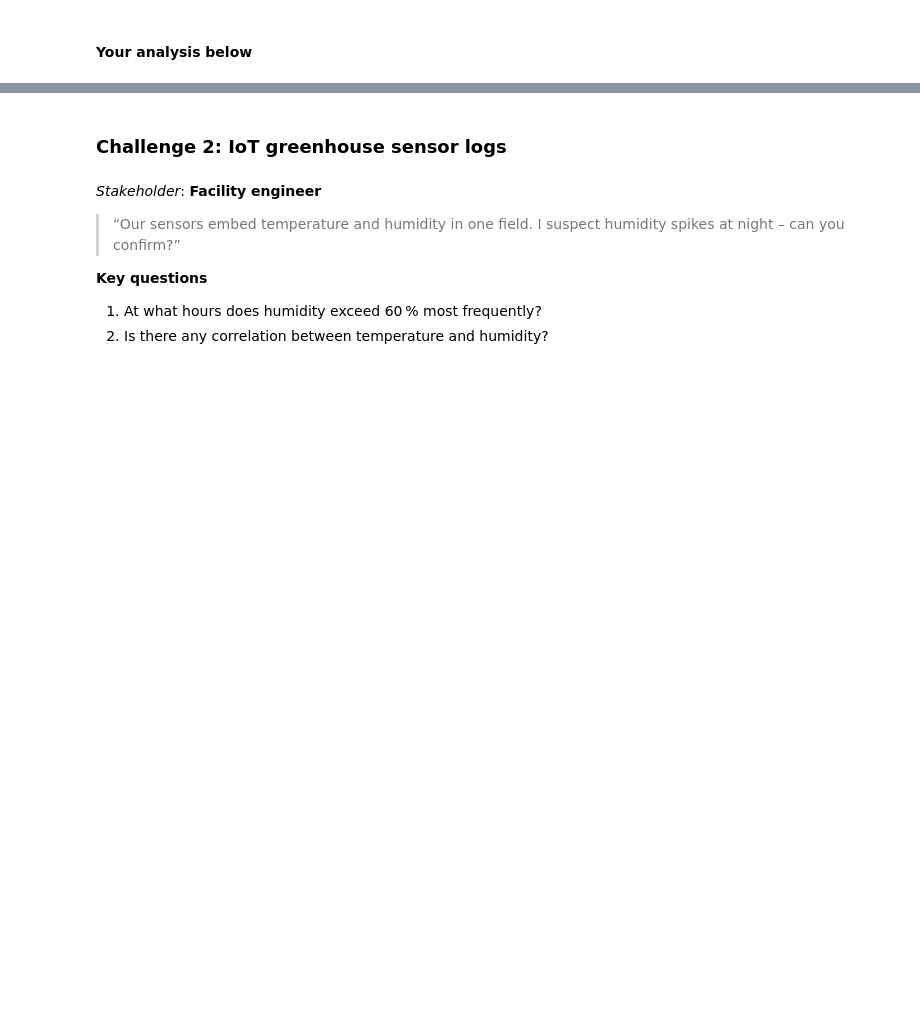
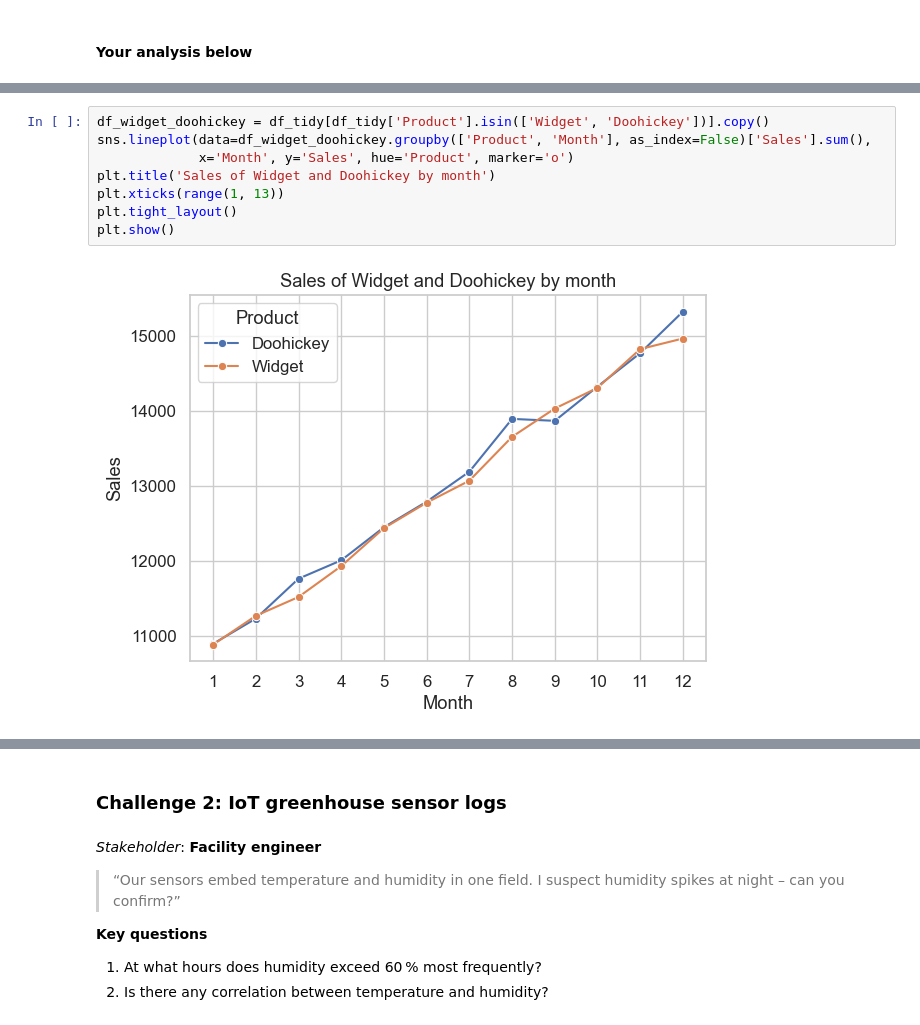
Before and after one commit to thomasha1310/rise-practicum, a Jupyter notebook: labs/lab-7-data-visualization/Data_Visualization_Lab.ipynb, the cells around one changed output, grey strips where cells are left out. Saved outputs shown, nothing was run; the diff lists cells and outputs as text; blank space fills up the shorter version.

```diff
--- a/labs/lab-7-data-visualization/Data_Visualization_Lab.ipynb
+++ b/labs/lab-7-data-visualization/Data_Visualization_Lab.ipynb
@@ -221,0 +243,10 @@ df.head()
+# %%
+df_widget_doohickey = df_tidy[df_tidy['Product'].isin(['Widget', 'Doohickey'])].copy()
+sns.lineplot(data=df_widget_doohickey.groupby(['Product', 'Month'], as_index=False)['Sales'].sum(),
+             x='Month', y='Sales', hue='Product', marker='o')
+plt.title('Sales of Widget and Doohickey by month')
+plt.xticks(range(1, 13))
+plt.tight_layout()
+plt.show()
+# %% [output]
+[figure, added]
```
Also changed, not shown: parts of 18 cells of this notebook.
